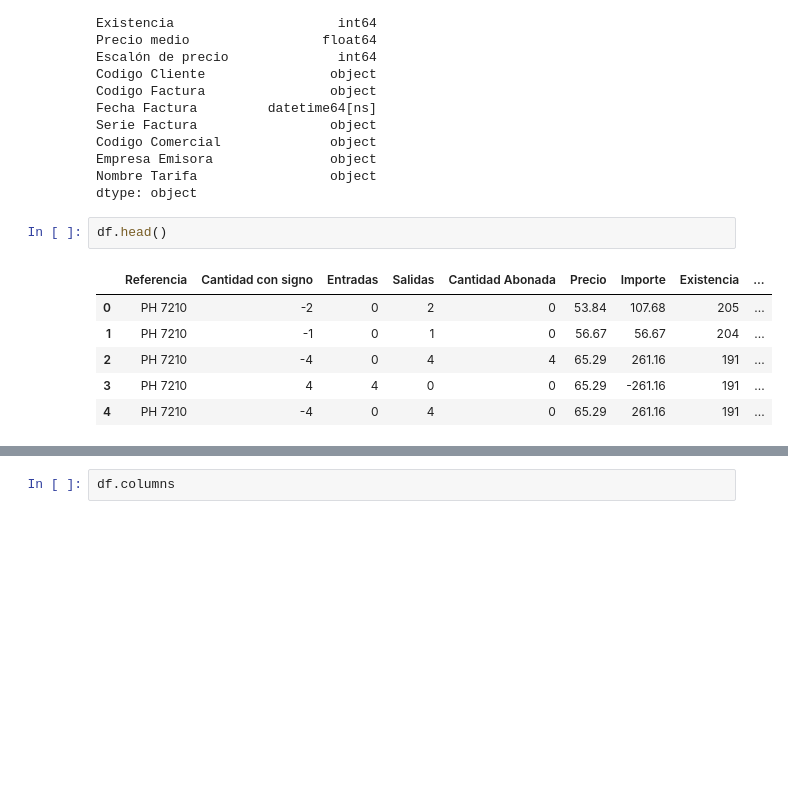
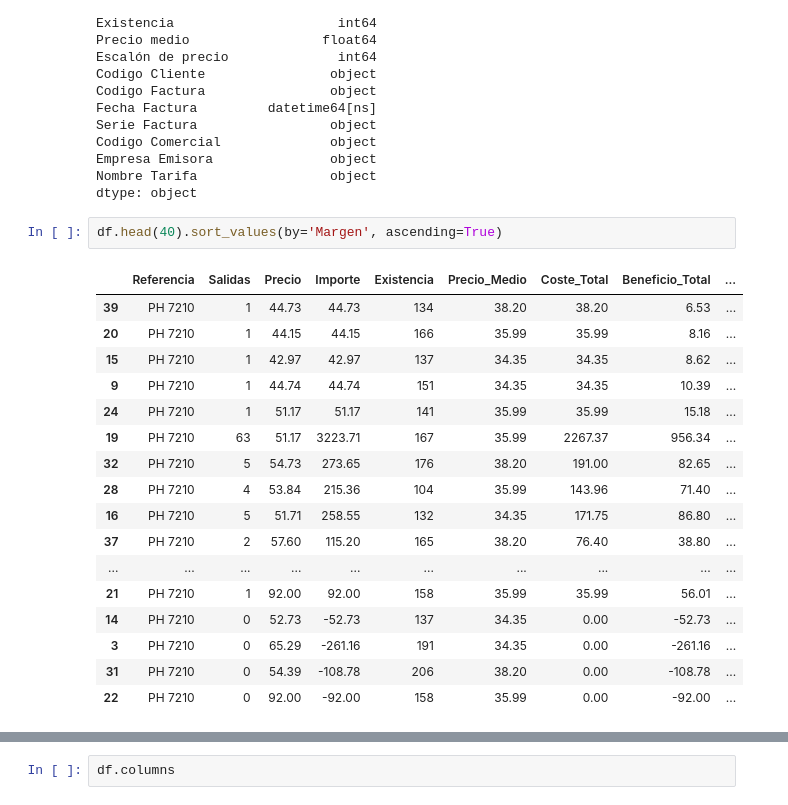
Before and after one commit to gelos21/codigofacilito, a Jupyter notebook: Analisis_Phasak/SAis_vendidos_2022.ipynb, the cells around one changed output, grey strips where cells are left out. Drawn from its saved outputs; the diff is of its cells as text; blank space fills up the shorter version.

```diff
--- a/Analisis_Phasak/SAis_vendidos_2022.ipynb
+++ b/Analisis_Phasak/SAis_vendidos_2022.ipynb
@@ -237,13 +214,24 @@ Empresa Emisora               object
 Nombre Tarifa                 object
 dtype: object
 # %%
-df.head()
+df.head(40).sort_values(by='Margen', ascending=True)
 # %% [output]
-|  | Referencia | Cantidad con signo | Entradas | Salidas | Cantidad Abonada | Precio | Importe | Existencia | ... |
-| 0 | PH 7210 | -2 | 0 | 2 | 0 | 53.84 | 107.68 | 205 | ... |
-| 1 | PH 7210 | -1 | 0 | 1 | 0 | 56.67 | 56.67 | 204 | ... |
-| 2 | PH 7210 | -4 | 0 | 4 | 4 | 65.29 | 261.16 | 191 | ... |
-| 3 | PH 7210 | 4 | 4 | 0 | 0 | 65.29 | -261.16 | 191 | ... |
-| 4 | PH 7210 | -4 | 0 | 4 | 0 | 65.29 | 261.16 | 191 | ... |
+|  | Referencia | Salidas | Precio | Importe | Existencia | Precio_Medio | Coste_Total | Beneficio_Total | ... |
+| 39 | PH 7210 | 1 | 44.73 | 44.73 | 134 | 38.20 | 38.20 | 6.53 | ... |
+| 20 | PH 7210 | 1 | 44.15 | 44.15 | 166 | 35.99 | 35.99 | 8.16 | ... |
+| 15 | PH 7210 | 1 | 42.97 | 42.97 | 137 | 34.35 | 34.35 | 8.62 | ... |
+| 9 | PH 7210 | 1 | 44.74 | 44.74 | 151 | 34.35 | 34.35 | 10.39 | ... |
+| 24 | PH 7210 | 1 | 51.17 | 51.17 | 141 | 35.99 | 35.99 | 15.18 | ... |
+| 19 | PH 7210 | 63 | 51.17 | 3223.71 | 167 | 35.99 | 2267.37 | 956.34 | ... |
+| 32 | PH 7210 | 5 | 54.73 | 273.65 | 176 | 38.20 | 191.00 | 82.65 | ... |
+| 28 | PH 7210 | 4 | 53.84 | 215.36 | 104 | 35.99 | 143.96 | 71.40 | ... |
+| 16 | PH 7210 | 5 | 51.71 | 258.55 | 132 | 34.35 | 171.75 | 86.80 | ... |
+| 37 | PH 7210 | 2 | 57.60 | 115.20 | 165 | 38.20 | 76.40 | 38.80 | ... |
+| ... | ... | ... | ... | ... | ... | ... | ... | ... | ... |
+| 21 | PH 7210 | 1 | 92.00 | 92.00 | 158 | 35.99 | 35.99 | 56.01 | ... |
+| 14 | PH 7210 | 0 | 52.73 | -52.73 | 137 | 34.35 | 0.00 | -52.73 | ... |
+| 3 | PH 7210 | 0 | 65.29 | -261.16 | 191 | 34.35 | 0.00 | -261.16 | ... |
+| 31 | PH 7210 | 0 | 54.39 | -108.78 | 206 | 38.20 | 0.00 | -108.78 | ... |
+| 22 | PH 7210 | 0 | 92.00 | -92.00 | 158 | 35.99 | 0.00 | -92.00 | ... |
 # %%
 df.loc[df['Codigo Factura']=='04-M/22-00257']
```
Also changed, not shown: parts of 86 cells of this notebook, 28 other files.
